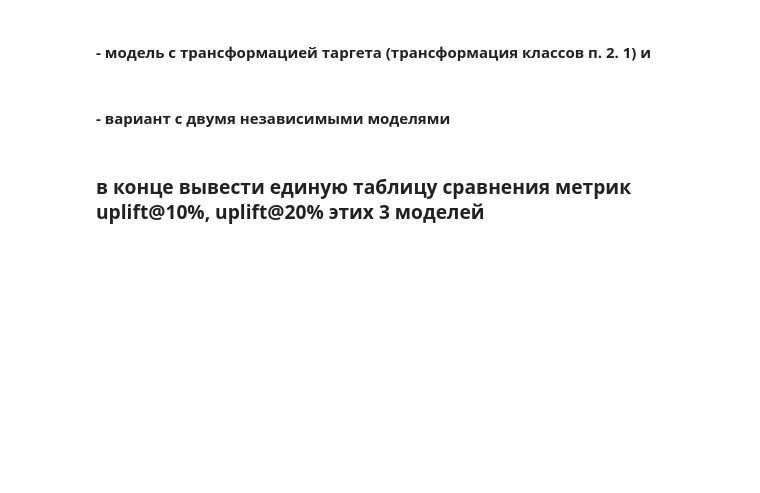
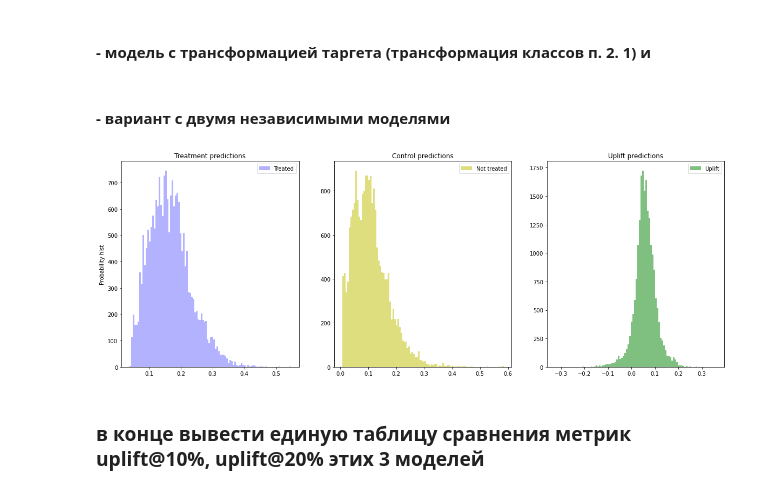
Before and after one commit to koryagin2006/GB_Course_Machine_learning_in_business, a Jupyter notebook: HW_4 Uplift-моделирование.ipynb, the cells around one changed output. Saved outputs shown, nothing was run; the diff lists cells and outputs as text; code cells hidden in the pictures; blank space fills up the shorter version.

```diff
--- a/HW_4 Uplift-моделирование.ipynb
+++ b/HW_4 Uplift-моделирование.ipynb
@@ -68,2 +139,14 @@ X_test = pd.get_dummies(X_test)
+# %%
+ct = ClassTransformation(CatBoostClassifier(iterations=20, thread_count=2, random_state=42, silent=True))
+ct = ct.fit(X_train, y_train, treat_train)
+
+uplift_ct = ct.predict(X_test)
+
+ct_score_10 = uplift_at_k(y_true=y_test, uplift=uplift_ct, treatment=treat_test, strategy='by_group', k=0.1)
+ct_score_30 = uplift_at_k(y_true=y_test, uplift=uplift_ct, treatment=treat_test, strategy='by_group', k=0.3)
+
+models_results['approach'].append('ClassTransformation')
+models_results['uplift@10%'].append(ct_score_10)
+models_results['uplift@30%'].append(ct_score_30)
 # %% [markdown]
 #### - вариант с двумя независимыми моделями
@@ -70,2 +155,23 @@ X_test = pd.get_dummies(X_test)
+# %%
+tm = TwoModels(
+    estimator_trmnt=CatBoostClassifier(iterations=20, thread_count=2, random_state=42, silent=True),
+    estimator_ctrl=CatBoostClassifier(iterations=20, thread_count=2, random_state=42, silent=True),
+    method='vanilla')
+
+tm = tm.fit(
+    X_train, y_train, treat_train)
+
+uplift_tm = tm.predict(X_test)
+
+tm_score_10 = uplift_at_k(y_true=y_test, uplift=uplift_tm, treatment=treat_test, strategy='by_group', k=0.1)
+tm_score_30 = uplift_at_k(y_true=y_test, uplift=uplift_tm, treatment=treat_test, strategy='by_group', k=0.3)
+
+models_results['approach'].append('TwoModels')
+models_results['uplift@10%'].append(tm_score_10)
+models_results['uplift@30%'].append(tm_score_30)
+
+plot_uplift_preds(trmnt_preds=tm.trmnt_preds_, ctrl_preds=tm.ctrl_preds_);
+# %% [output]
+[figure, added]
 # %% [markdown]
 ### в конце вывести единую таблицу сравнения метрик uplift@10%, uplift@20% этих 3 моделей
```
Also changed, not shown: parts of 16 cells of this notebook.
